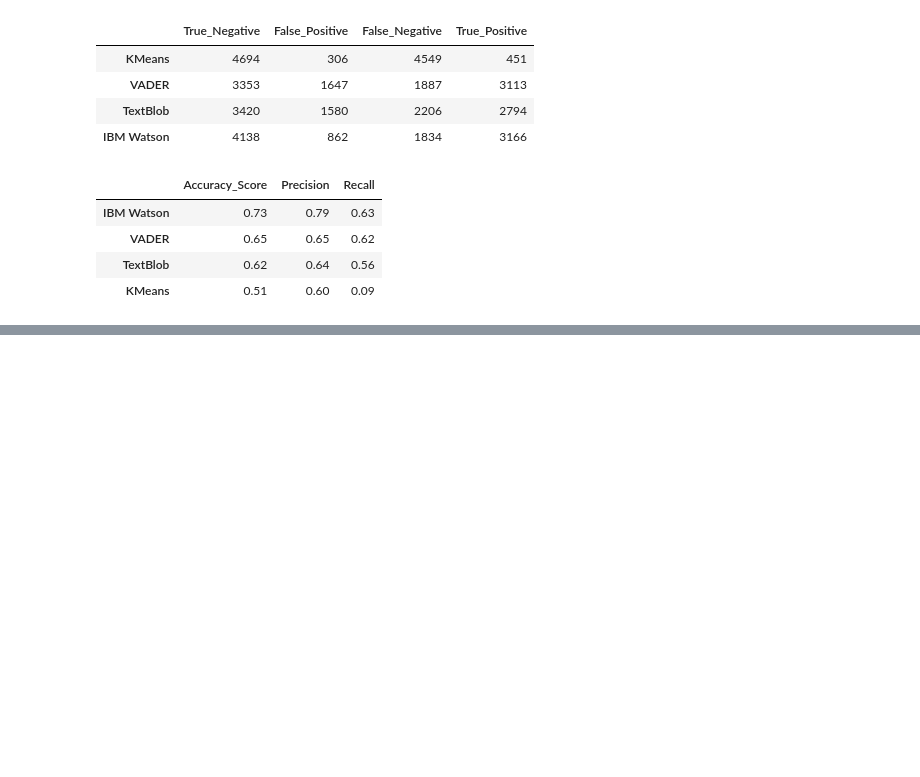
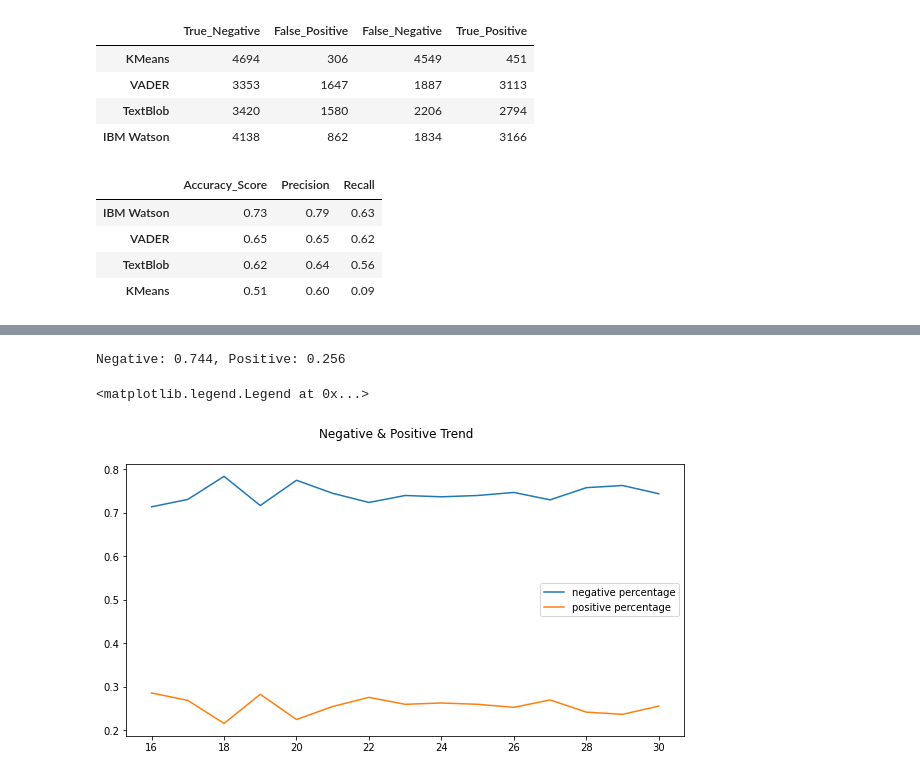
Before and after one commit to Bambanah/CAB420-SentimentAnalysis, a Jupyter notebook: tweeter_sentiment _clustering.ipynb, the cells around one changed output, grey strips where cells are left out. Cells and saved outputs as stored; diff of their text form; code cells hidden in the pictures; blank space fills up the shorter version.

Commit message:
COVID 19 trend

```diff
--- a/tweeter_sentiment _clustering.ipynb
+++ b/tweeter_sentiment _clustering.ipynb
@@ -203,8 +203,9 @@ print(text_sentiment['Textblob_result'].value_counts())
 Name: Textblob_result, dtype: int64
 [figure]
 # %%
-apikey= "2337yJGsnhEss0FdHfqFMGWkiTAtwzxovzTCtvgNjx4t"
-watson_url= "https://api.au-syd.natural-language-understanding.watson.cloud.ibm.com/instances/e18f2fe5-3e22-4eca-bdcd-802ca19b60f2"
+apikey= "AU7uT60uDiAnV-jXU3vSkZz_cN9c-5wn9ifykiqcLmOJ"
+watson_url= "https://api.us-south.natural-language-understanding.watson.cloud.ibm.com/instances/c50cce5e-5ee7-4947-be6f-ffc388183319"
+
 
 authenticator = IAMAuthenticator(apikey)
 natural_language_understanding = NaturalLanguageUnderstandingV1(
@@ -646,0 +677,20 @@ evaluate
+# %%
+def watson_pred_trend(input_dataframe):
+    pred_result = []
+    for i in range(len(input_dataframe)):
+        result = ibm_watson_analyser(input_dataframe.tolist()[i])
+        pred_result.append(result)
+    neg_percent = pred_result.count(0) / len(pred_result)
+    pos_percent = pred_result.count(1) / len(pred_result)
+    print("Negative: " + str(neg_percent) + ", Positive: " + str(pos_percent))
+    return neg_percent, pos_percent
+
+neg_percent_list = []
+pos_percent_list = []
+for i in range(len(list_of_read_files)):
+    neg_percent, pos_percent = watson_pred_trend(list_of_read_files[i])
+    neg_percent_list.append(neg_percent)
+    pos_percent_list.append(pos_percent)
+
+print(neg_percent_list)
+print(pos_percent_list)
@@ -646,0 +718,16 @@ evaluate
+# %%
+neg_percent, pos_percent = watson_pred_trend(list_of_read_files[14])
+neg_percent_list.append(neg_percent)
+pos_percent_list.append(pos_percent)
+# %% [output]
+Negative: 0.744, Positive: 0.256
+# %%
+axis = [16,17,18,19,20,21,22,23,24,25,26,27,28,29,30]
+plt.figure(figsize= (10, 5))
+plt.suptitle("Negative & Positive Trend")
+plt.plot(axis, neg_percent_list, label = 'negative percentage')
+plt.plot(axis, pos_percent_list, label = 'positive percentage')
+plt.legend()
+# %% [output]
+<matplotlib.legend.Legend at 0x...>
+[figure, added]
```
Also changed, not shown: parts of 2 cells of this notebook.
